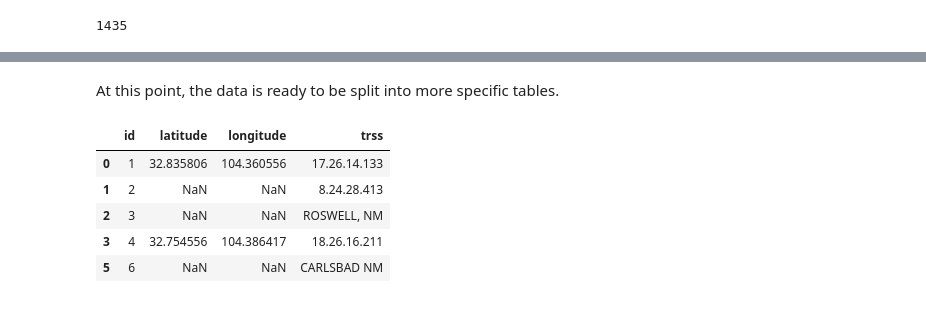
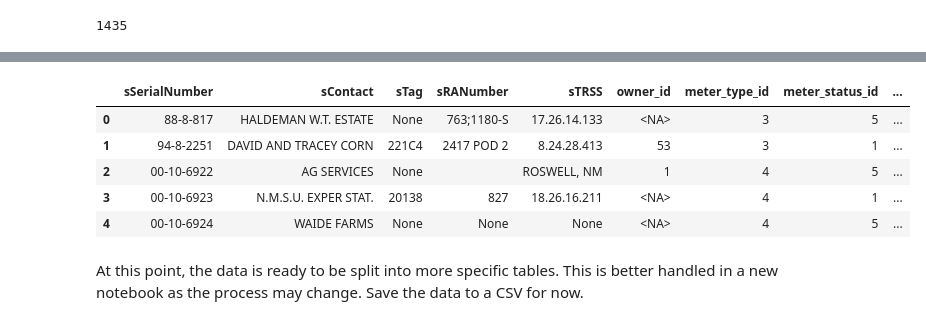
Before and after one commit to NMWDI/WaterManagerDB, a Jupyter notebook: tools/ExtractMeters.ipynb, the cells around one changed output, grey strips where cells are left out. Saved outputs shown, nothing was run; the diff lists cells and outputs as text; code cells hidden in the pictures.

```diff
--- a/tools/ExtractMeters.ipynb
+++ b/tools/ExtractMeters.ipynb
@@ -287,2 +302,17 @@ meters.drop_duplicates(subset='sSerialNumber', keep='first', inplace=True)
+# %%
+#Rename id to owner_id
+meters.rename(columns={'id':'owner_id'}, inplace=True)
+# %%
+# all ids should be integers
+meters['owner_id'] = meters['owner_id'].astype("Int64")
+meters['meter_type_id'] = meters['meter_type_id'].astype("Int64")
+meters.head()
+# %% [output]
+|  | sSerialNumber | sContact | sTag | sRANumber | sTRSS | owner_id | meter_type_id | meter_status_id | ... |
+| 0 | 88-8-817 | HALDEMAN W.T. ESTATE | None | 763;1180-S | 17.26.14.133 | <NA> | 3 | 5 | ... |
+| 1 | 94-8-2251 | DAVID AND TRACEY CORN | 221C4 | 2417 POD 2 | 8.24.28.413 | 53 | 3 | 1 | ... |
+| 2 | 00-10-6922 | AG SERVICES | None |  | ROSWELL, NM | 1 | 4 | 5 | ... |
+| 3 | 00-10-6923 | N.M.S.U. EXPER STAT. | 20138 | 827 | 18.26.16.211 | <NA> | 4 | 1 | ... |
+| 4 | 00-10-6924 | WAIDE FARMS | None | None | None | <NA> | 4 | 5 | ... |
 # %% [markdown]
-At this point, the data is ready to be split into more specific tables.
+At this point, the data is ready to be split into more specific tables. This is better handled in a new notebook as the process may change. Save the data to a CSV for now.
@@ -299,11 +318,0 @@ locations_table = meters[['id','latitude','longitude','trss']]
-# %%
-# Drop locations where latitude and longitude are NA or trss is NA
-test = locations_table.dropna(subset=['latitude','longitude','trss'],how='all')
-test.head()
-# %% [output]
-|  | id | latitude | longitude | trss |
-| 0 | 1 | 32.835806 | 104.360556 | 17.26.14.133 |
-| 1 | 2 | NaN | NaN | 8.24.28.413 |
-| 2 | 3 | NaN | NaN | ROSWELL, NM |
-| 3 | 4 | 32.754556 | 104.386417 | 18.26.16.211 |
-| 5 | 6 | NaN | NaN | CARLSBAD NM |
```
Also changed, not shown: parts of 15 cells of this notebook, 4 other files.
